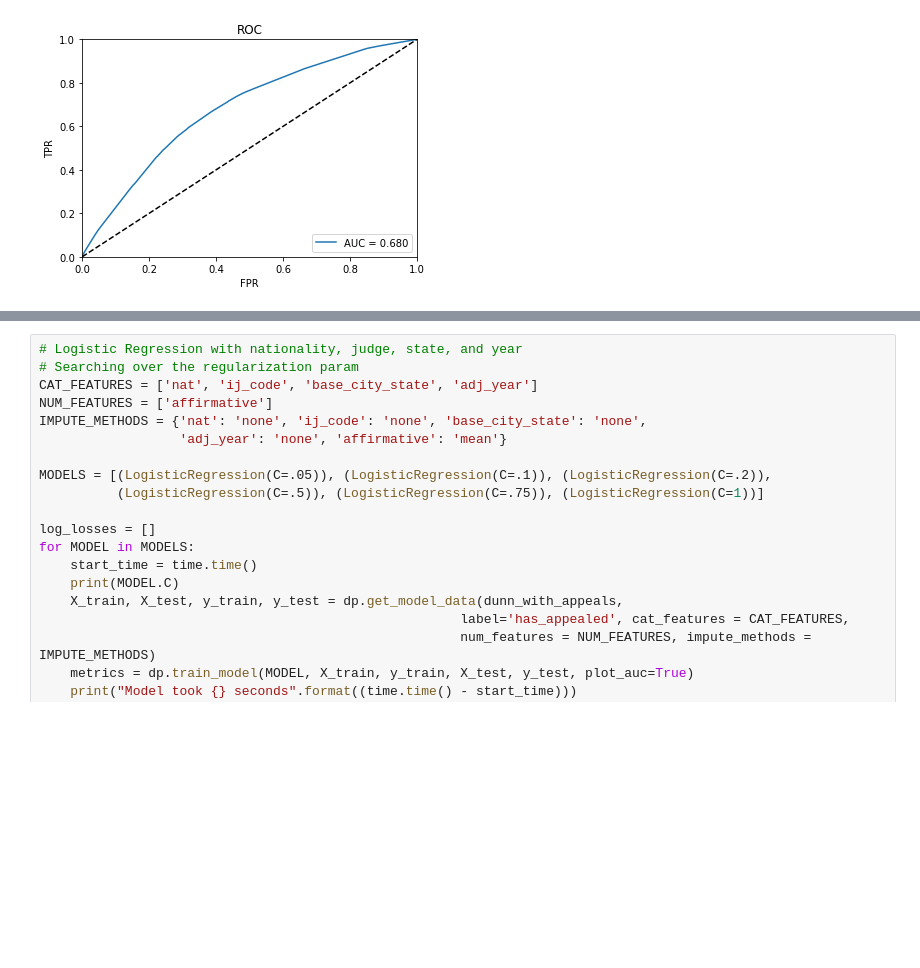
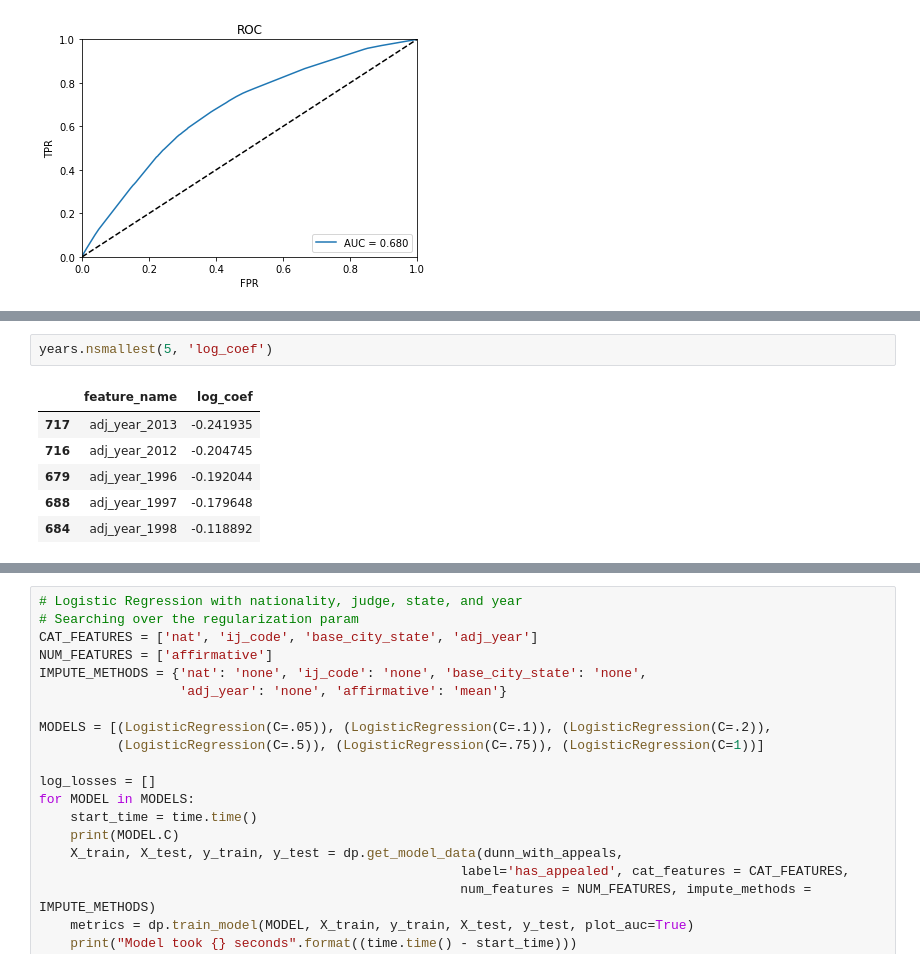
Before and after one commit to colinandrus/ml_course_project, a Jupyter notebook: notebooks/predict_appeal.ipynb, the cells around one changed output, grey strips where cells are left out. Cells and saved outputs as stored; diff of their text form; blank space fills up the shorter version.

```diff
--- a/notebooks/predict_appeal.ipynb
+++ b/notebooks/predict_appeal.ipynb
@@ -317,0 +357,9 @@ Log Loss : 0.498786190581
+# %%
+years.nsmallest(5, 'log_coef')
+# %% [output]
+|  | feature_name | log_coef |
+| 717 | adj_year_2013 | -0.241935 |
+| 716 | adj_year_2012 | -0.204745 |
+| 679 | adj_year_1996 | -0.192044 |
+| 688 | adj_year_1997 | -0.179648 |
+| 684 | adj_year_1998 | -0.118892 |
```
Also changed, not shown: parts of 10 cells of this notebook.
